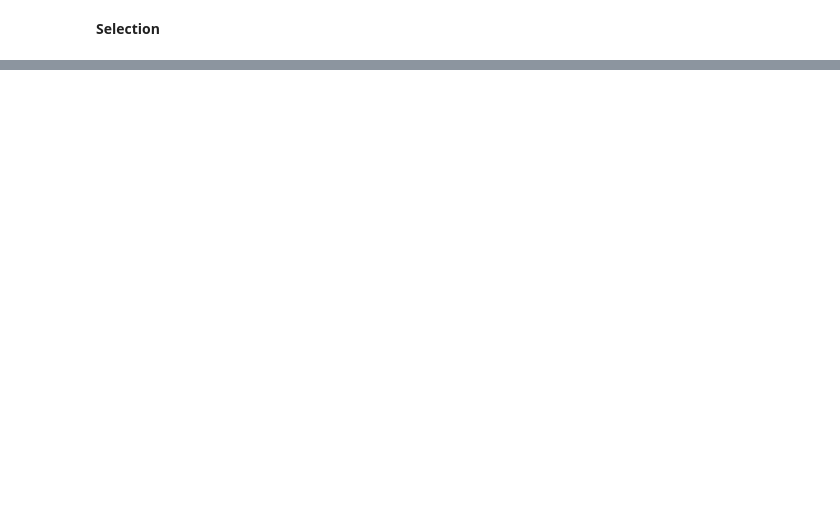
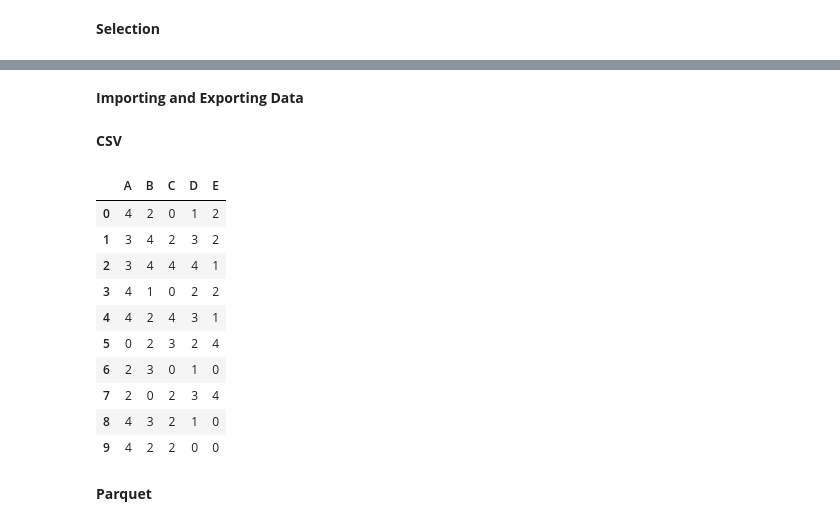
Before and after one commit to soyinkas1/PP00014_Pandas-Documentation-Walkthrough-Notebook_Application-Projects, a Jupyter notebook: Pandas Documentation Examples Walkthrough Notebook.ipynb, the cells around one changed output, grey strips where cells are left out. Drawn from its saved outputs; the diff is of its cells as text; code cells hidden in the pictures; blank space fills up the shorter version.

```diff
--- a/Pandas Documentation Examples Walkthrough Notebook.ipynb
+++ b/Pandas Documentation Examples Walkthrough Notebook.ipynb
@@ -171,0 +1134,4 @@ The optimised Pandas data access methods are `Dataframe.at()`, `DataFrame.iat()`
+# %% [markdown]
+**Importing and Exporting Data**
+# %% [markdown]
+**CSV**
@@ -171,0 +1144,18 @@ The optimised Pandas data access methods are `Dataframe.at()`, `DataFrame.iat()`
+# %%
+# Read from a csv file using `DataFrame.read_csv()
+df2 = pd.read_csv('data/foo.csv')
+df2
+# %% [output]
+|  | A | B | C | D | E |
+| 0 | 4 | 2 | 0 | 1 | 2 |
+| 1 | 3 | 4 | 2 | 3 | 2 |
+| 2 | 3 | 4 | 4 | 4 | 1 |
+| 3 | 4 | 1 | 0 | 2 | 2 |
+| 4 | 4 | 2 | 4 | 3 | 1 |
+| 5 | 0 | 2 | 3 | 2 | 4 |
+| 6 | 2 | 3 | 0 | 1 | 0 |
+| 7 | 2 | 0 | 2 | 3 | 4 |
+| 8 | 4 | 3 | 2 | 1 | 0 |
+| 9 | 4 | 2 | 2 | 0 | 0 |
+# %% [markdown]
+**Parquet**
```
Also changed, not shown: parts of 147 cells of this notebook, 3 other files.
